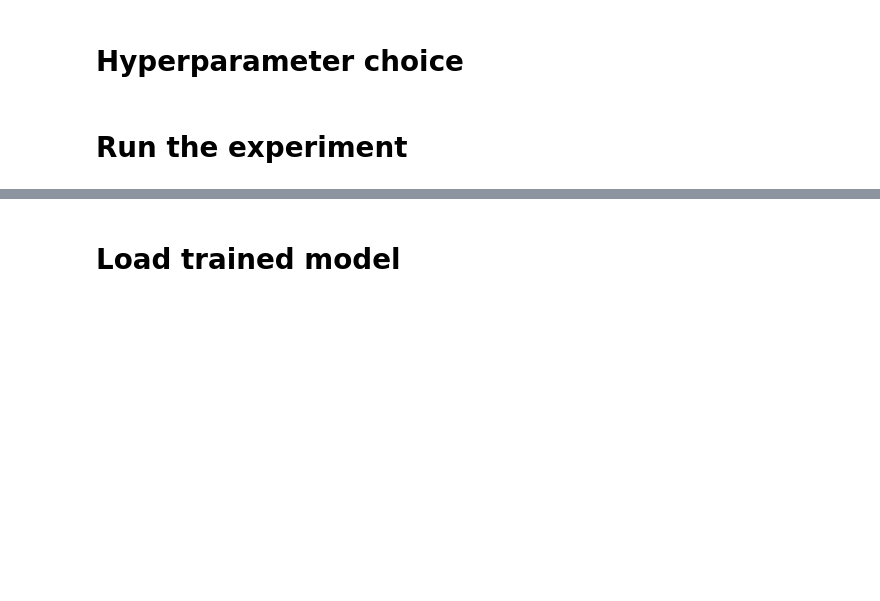
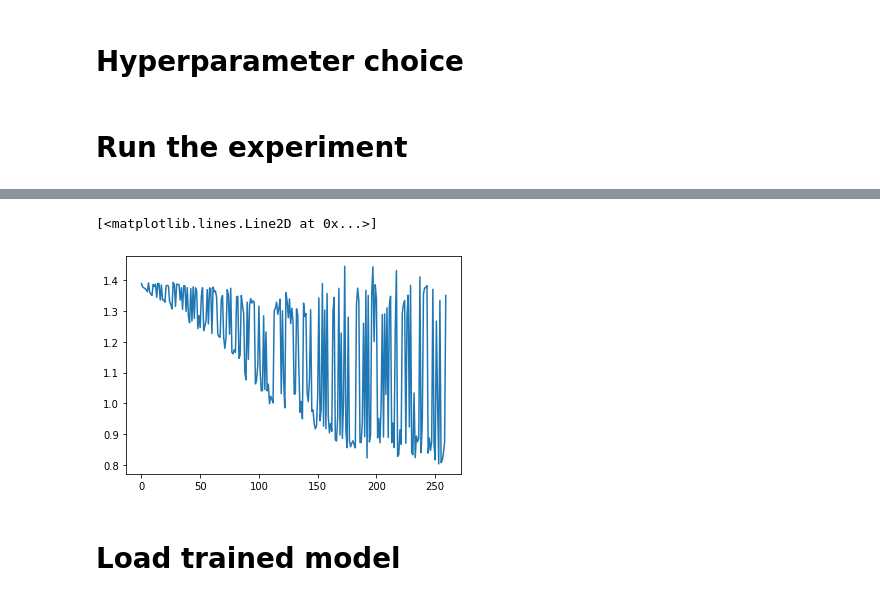
Before and after one commit to aim56009/AI-MA_project, a Jupyter notebook: Train_polyphonic_data.ipynb, the cells around one changed output, grey strips where cells are left out. Saved outputs shown, nothing was run; the diff lists cells and outputs as text; code cells hidden in the pictures; blank space fills up the shorter version.

```diff
--- a/Train_polyphonic_data.ipynb
+++ b/Train_polyphonic_data.ipynb
@@ -493,7 +486,7 @@ def start_experiment( epochs, lr, hidden_dim, bs, momentum, rnn_depth, device, c
 # %%
 model = MusicNetwork
 epochs = 1
-lr = 0.001 # was 0.001    #0.00001
+lr = 0.0001 # was 0.001    #0.00001
 momentum = 0.9
 decay = 1e-4
 hidden_dim = 300
@@ -531,3 +524,8 @@ Adjusting learning rate of group 0 to 1.0000e-04.
+# %%
+plt.plot(his)
+# %% [output]
+[<matplotlib.lines.Line2D at 0x...>]
+[figure, added]
 # %% [markdown]
 # Load trained model
 # %%
```
Also changed, not shown: parts of 5 cells of this notebook.
